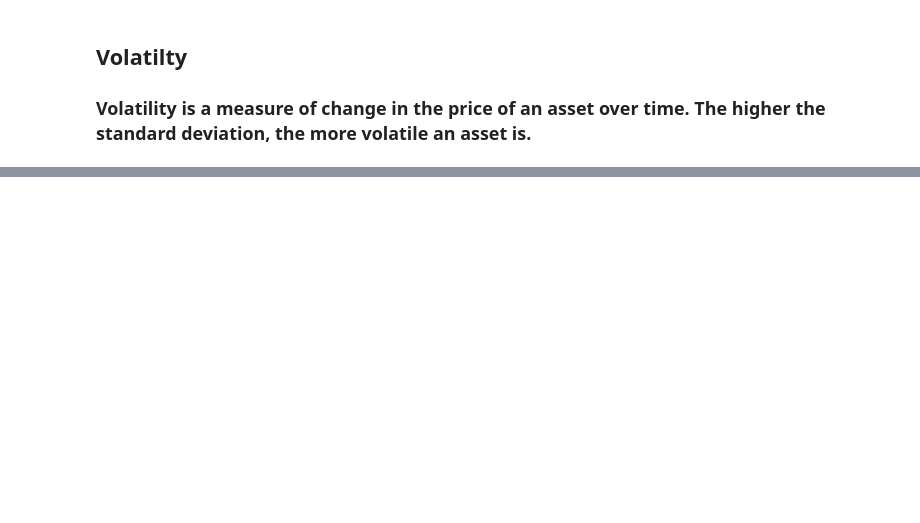
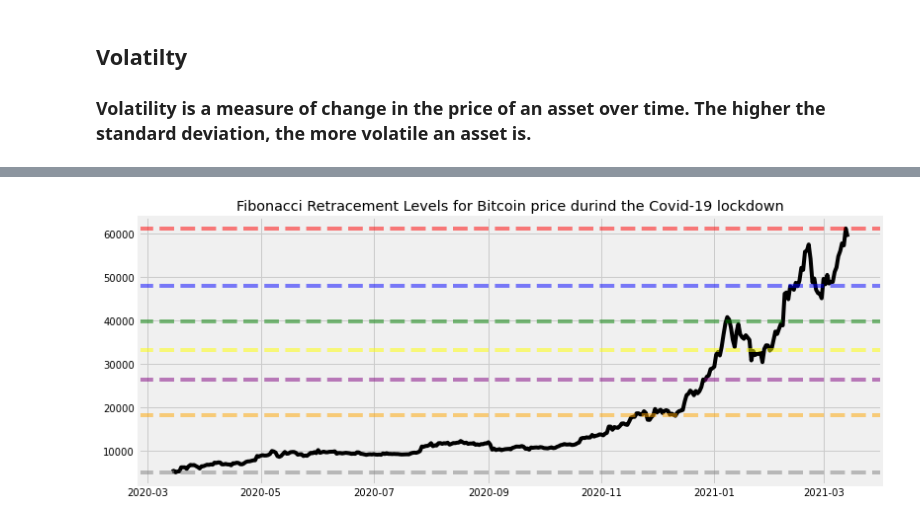
Before and after one commit to DDEEEVV/Project-101-CryptoAnalysis, a Jupyter notebook: crypyo_analysis_project.ipynb, the cells around one changed output, grey strips where cells are left out. Cells and saved outputs as stored; diff of their text form; code cells hidden in the pictures; blank space fills up the shorter version.

Commit message:
adding the fibonacci retracement into the analysis

```diff
--- a/crypyo_analysis_project.ipynb
+++ b/crypyo_analysis_project.ipynb
@@ -130,0 +165,9 @@ sns.heatmap(correlation_after_lockdown, annot=True, cmap='coolwarm')
+# %%
+for i in sequence:
+    rt_1 = sequence[-4] / sequence[-1]
+    rt_2 = 0.5
+    rt_3 = sequence[-3] / sequence[-1]
+    rt_4 = sequence[-2] / sequence[-1]
+    rt_5 = 1 - rt_1
+
+print(rt_1,rt_2,rt_3,rt_4,rt_5)
@@ -130,0 +176,14 @@ sns.heatmap(correlation_after_lockdown, annot=True, cmap='coolwarm')
+# %%
+# Calculating the Fibonacci Retracement Level Prices with a non_Fibonacci Level/Ratio of 0.5 or 50%.
+# Three Fibonacci Ratios are that I am going to use: 0.236, 0.382 and 0.618
+
+max_price = BTC["Close"].max()
+min_price = BTC["Close"].min()
+
+diff = max_price - min_price
+
+first_lvl = max_price - diff * rt_1
+second_lvl = max_price - diff * rt_2
+third_lvl = max_price - diff * rt_3
+fourth_lvl = max_price -diff * rt_4
+fifth_lvl = max_price - diff * rt_5
@@ -130,0 +208,22 @@ sns.heatmap(correlation_after_lockdown, annot=True, cmap='coolwarm')
+# %%
+# Plotting the Fibonacci Level Prices with the Close price for Bitcoin during Covid-19 Lockdown
+
+plt.figure(figsize=(12,5))
+plt.plot(BTC.index, BTC["Close"], color = "black")
+
+plt.xlabel = ("Date")
+plt.ylabel = ("Price in (USD)")
+plt.title("Fibonacci Retracement Levels for Bitcoin price durind the Covid-19 lockdown")
+
+plt.axhline(max_price, linestyle = "--", alpha = 0.5, color = "red")
+plt.axhline(first_lvl, linestyle = "--", alpha = 0.5, color = "blue")
+plt.axhline(second_lvl, linestyle = "--", alpha = 0.5, color = "yellow")
+plt.axhline(third_lvl, linestyle = "--", alpha = 0.5, color = "green")
+plt.axhline(fourth_lvl, linestyle = "--", alpha = 0.5, color = "purple")
+plt.axhline(fifth_lvl, linestyle = "--", alpha = 0.5, color = "orange")
+plt.axhline(min_price, linestyle = "--", alpha = 0.5, color = "gray")
+
+
+plt.show()
+# %% [output]
+[figure, added]
```
Also changed, not shown: parts of 24 cells of this notebook.
